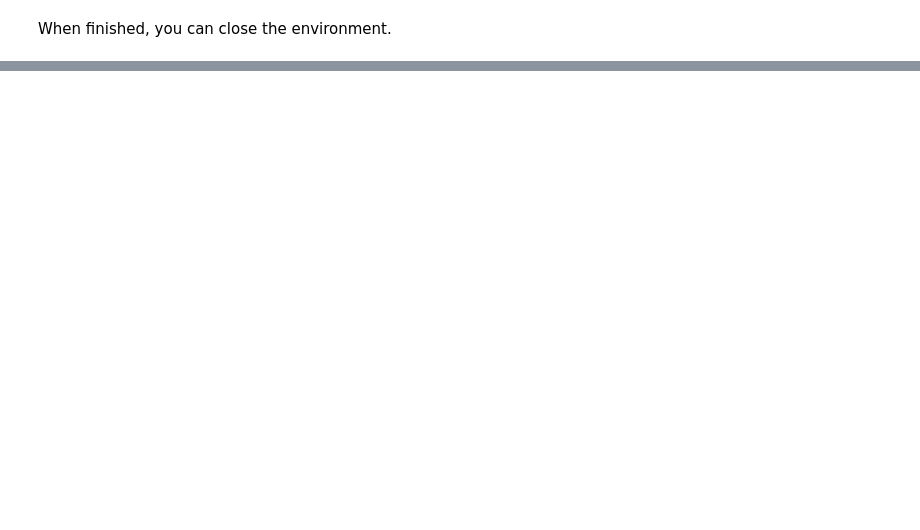
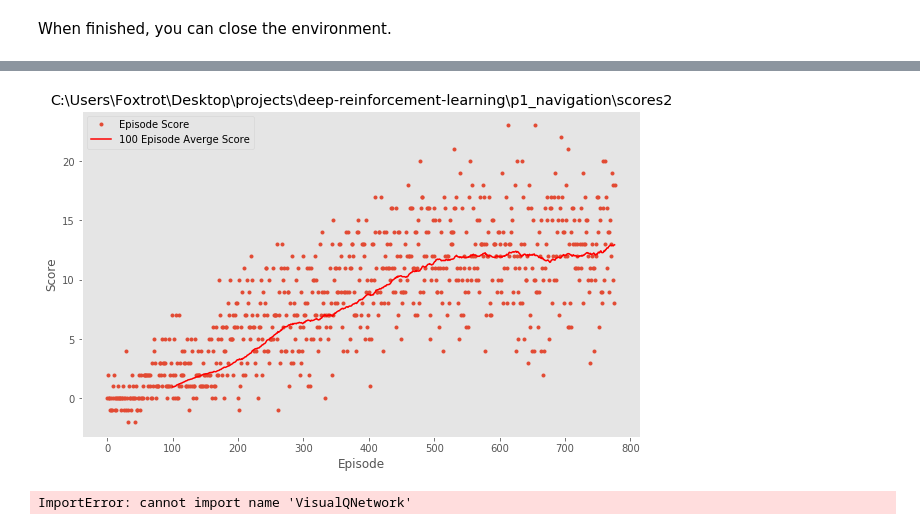
Before and after one commit to vickyskarthik/DRL-Projects, a Jupyter notebook: Navigation.ipynb, the cells around one changed output, grey strips where cells are left out. Cells and saved outputs as stored; diff of their text form; code cells hidden in the pictures; blank space fills up the shorter version.

```diff
--- a/Navigation.ipynb
+++ b/Navigation.ipynb
@@ -224,0 +246,30 @@ plt.show()
+# %%
+
+def plot_scores(fn):
+    scores = np.load(fn)
+    means = []
+    for i in range(100,scores.shape[0]):
+        means.append((i,np.mean(scores[i-100:i])))
+    means = np.array(means)
+    plt.figure(figsize=(10,6))
+    plt.plot(scores,'.')
+    plt.plot(means[:,0],means[:,1],'r')
+    plt.grid()
+    plt.xlabel('Episode')
+    plt.ylabel('Score')
+    plt.title(fn[:-4])
+    plt.legend(['Episode Score', '100 Episode Averge Score'])
+
+plot_scores(path)
+# %% [output]
+[figure, added]
+# %%
+
+import torchviz
+from torchviz import make_dot,make_dot_from_trace, VisualQNetwork
+# from model import VisualQNetwork
+x = scores
+# y = episodes
+make_dot( )
+# %% [output]
+ImportError: cannot import name 'VisualQNetwork'
```
Also changed, not shown: parts of 26 cells of this notebook.
